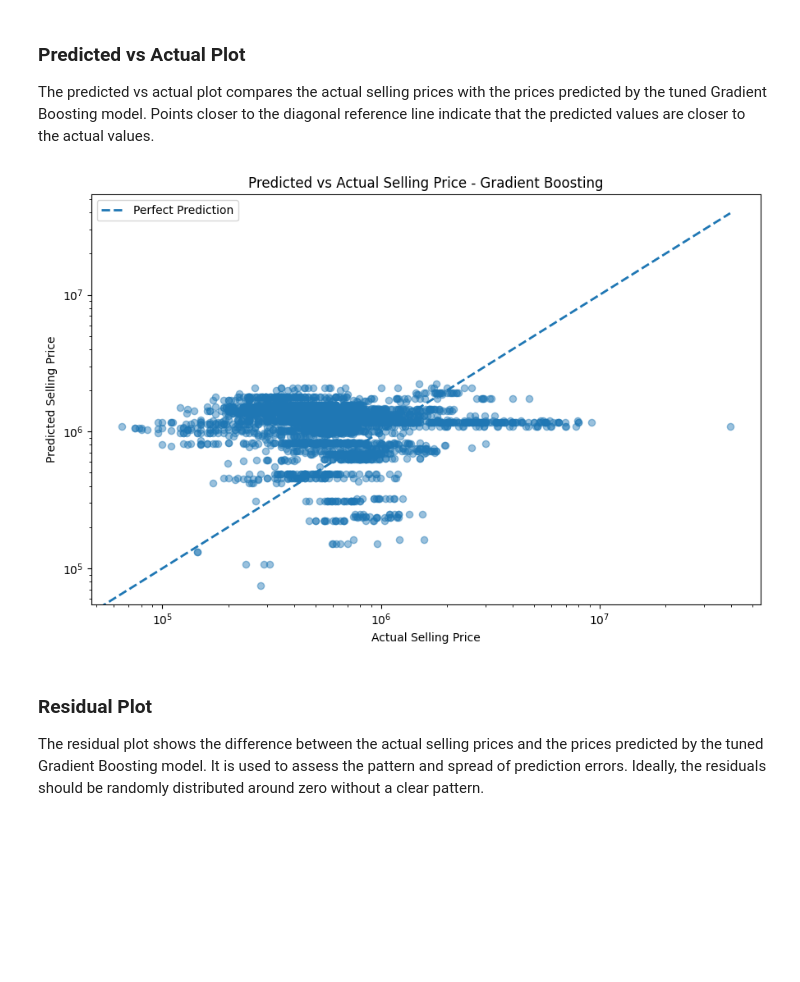
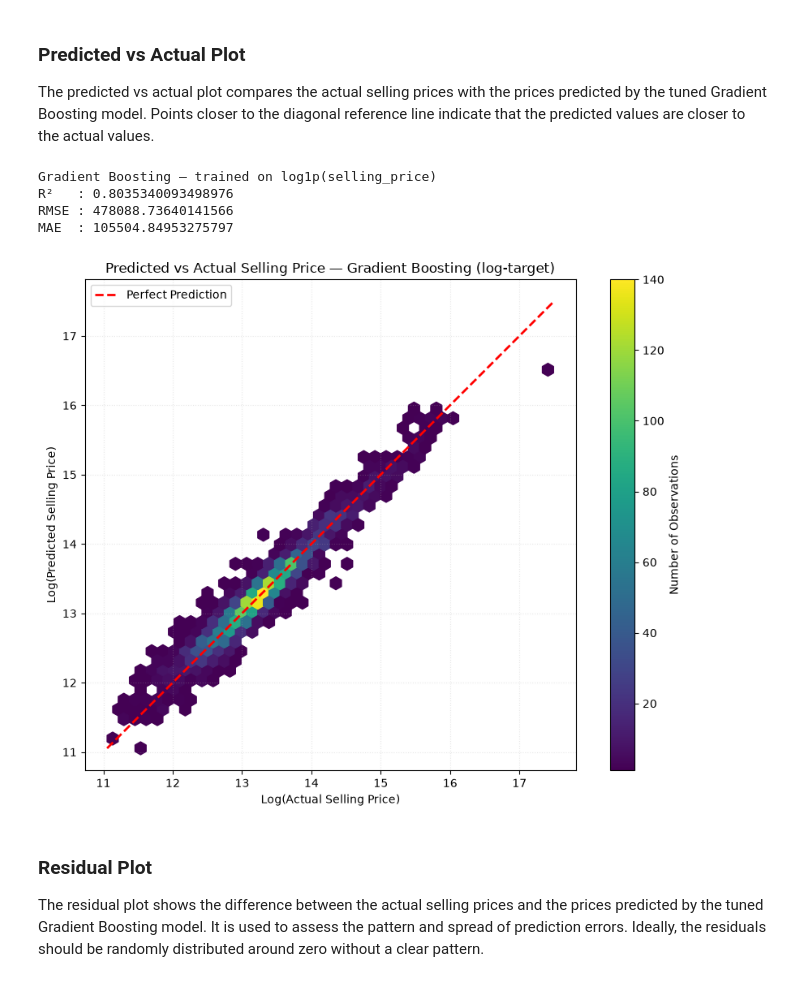
Before and after one commit to ML-Capstone-Review/ML-Capstone-Project, a Jupyter notebook: notebooks/Regression.ipynb, the cells around one changed output. Drawn from its saved outputs; the diff is of its cells as text; code cells hidden in the pictures; blank space fills up the shorter version.

Commit message:
Added minor changes to graphs EDA

```diff
--- a/notebooks/Regression.ipynb
+++ b/notebooks/Regression.ipynb
@@ -25,11 +25,12 @@ np.random.seed(RANDOM_STATE)
 # %% [markdown]
 ## A1. Dataset Loading & Audit
 # %%
-df = pd.read_csv("cardekho_dataset.csv")
+df = pd.read_csv("../data/cardekho_dataset.csv")
 
 print("Original dataset shape:", df.shape)
 print("\nData types:")
 display(df.dtypes)
+display(df.head())
 
 print("\nMissing values per column:")
 display(df.isnull().sum())
@@ -257,7 +264,7 @@ fig, axes = plt.subplots(3, 3, figsize=(15, 11))
 axes = axes.flatten()
 
 for ax, col in zip(axes, boxplot_features):
-    ax.boxplot(df[col].dropna(), vert = False)
+    ax.boxplot(df[col].dropna(), orientation="horizontal")
     ax.set_title(f"Boxplot of {col}")
     ax.set_xlabel(col)
 
@@ -1203,7 +1210,7 @@ forest_params = {
 forest_grid = GridSearchCV(
     estimator=RandomForestRegressor(
         random_state=42,
-        n_jobs=-1
+        n_jobs=1
     ),
     param_grid=forest_params,
     scoring="r2",
@@ -1760,7 +1767,7 @@ forest_params_final = {
 forest_final_search = RandomizedSearchCV(
     estimator=RandomForestRegressor(
         random_state=42,
-        n_jobs=-1
+        n_jobs=1
     ),
     param_distributions=forest_params_final,
     n_iter=20,
@@ -1887,41 +1894,80 @@ cv_results
 
 The predicted vs actual plot compares the actual selling prices with the prices predicted by the tuned Gradient Boosting model. Points closer to the diagonal reference line indicate that the predicted values are closer to the actual values.
 # %%
+import numpy as np
 import matplotlib.pyplot as plt
+from sklearn.ensemble import GradientBoostingRegressor
+from sklearn.metrics import r2_score, mean_squared_error, mean_absolute_error
 
-y_pred_best = best_gbr.predict(X_test_scaled)
+# Log-transform the target — reuse the hyperparameters already found by
+# gbr_search, just refit on log1p(selling_price) instead of raw price
+y_train_log = np.log1p(y_train)
+y_test_log = np.log1p(y_test)
 
-plt.figure(figsize=(9, 6))
+gbr_log = GradientBoostingRegressor(
+    random_state=42,
+    **gbr_search.best_params_
+)
+gbr_log.fit(X_train, y_train_log)
 
-plt.scatter(
-    y_test,
-    y_pred_best,
-    alpha=0.45,
-    s=35
+# Predict in log space, then convert back for real-world metrics
+pred_log = gbr_log.predict(X_test)
+y_pred_gbr_log = np.expm1(pred_log)
+# Use the log-target Gradient Boosting predictions as the best-model predictions
+y_pred_best = y_pred_gbr_log
+
+gbr_log_r2 = r2_score(y_test, y_pred_gbr_log)
+gbr_log_rmse = np.sqrt(mean_squared_error(y_test, y_pred_gbr_log))
+gbr_log_mae = mean_absolute_error(y_test, y_pred_gbr_log)
+
+print("Gradient Boosting — trained on log1p(selling_price)")
+print("R²   :", gbr_log_r2)
+print("RMSE :", gbr_log_rmse)
+print("MAE  :", gbr_log_mae)
+
+# Plot in the SAME log space the model was trained in — no double transform
+actual_log = y_test_log
+predicted_log = pred_log
+
+min_value = min(actual_log.min(), predicted_log.min())
+max_value = max(actual_log.max(), predicted_log.max())
+
+plt.figure(figsize=(9, 7))
+
+hb = plt.hexbin(
+    actual_log,
+    predicted_log,
+    gridsize=40,
+    cmap="viridis",
+    mincnt=1,
+    extent=[min_value, max_value, min_value, max_value]
 )
 
-min_value = min(y_test.min(), y_pred_best.min())
-max_value = max(y_test.max(), y_pred_best.max())
+plt.colorbar(hb, label="Number of Observations")
 
 plt.plot(
     [min_value, max_value],
     [min_value, max_value],
     linestyle="--",
     linewidth=2,
+    color="red",
     label="Perfect Prediction"
 )
 
-plt.xscale("log")
-plt.yscale("log")
-
-plt.xlabel("Actual Selling Price")
-plt.ylabel("Predicted Selling Price")
-plt.title("Predicted vs Actual Selling Price - Gradient Boosting")
+plt.gca().set_aspect('equal')
+plt.xlabel("Log(Actual Selling Price)")
+plt.ylabel("Log(Predicted Selling Price)")
+plt.title("Predicted vs Actual Selling Price — Gradient Boosting (log-target)")
+plt.grid(True, linestyle=":", alpha=0.3)
 plt.legend()
 plt.tight_layout()
 plt.show()
 # %% [output]
+Gradient Boosting — trained on log1p(selling_price)
+R²   : 0.8035340093498976
+RMSE : 478088.73640141566
+MAE  : 105504.84953275797
-[figure, old version]
+[figure, new version]
 # %% [markdown]
 ### Residual Plot
 
```
Also changed, not shown: parts of 21 cells of this notebook, 3 other files.
